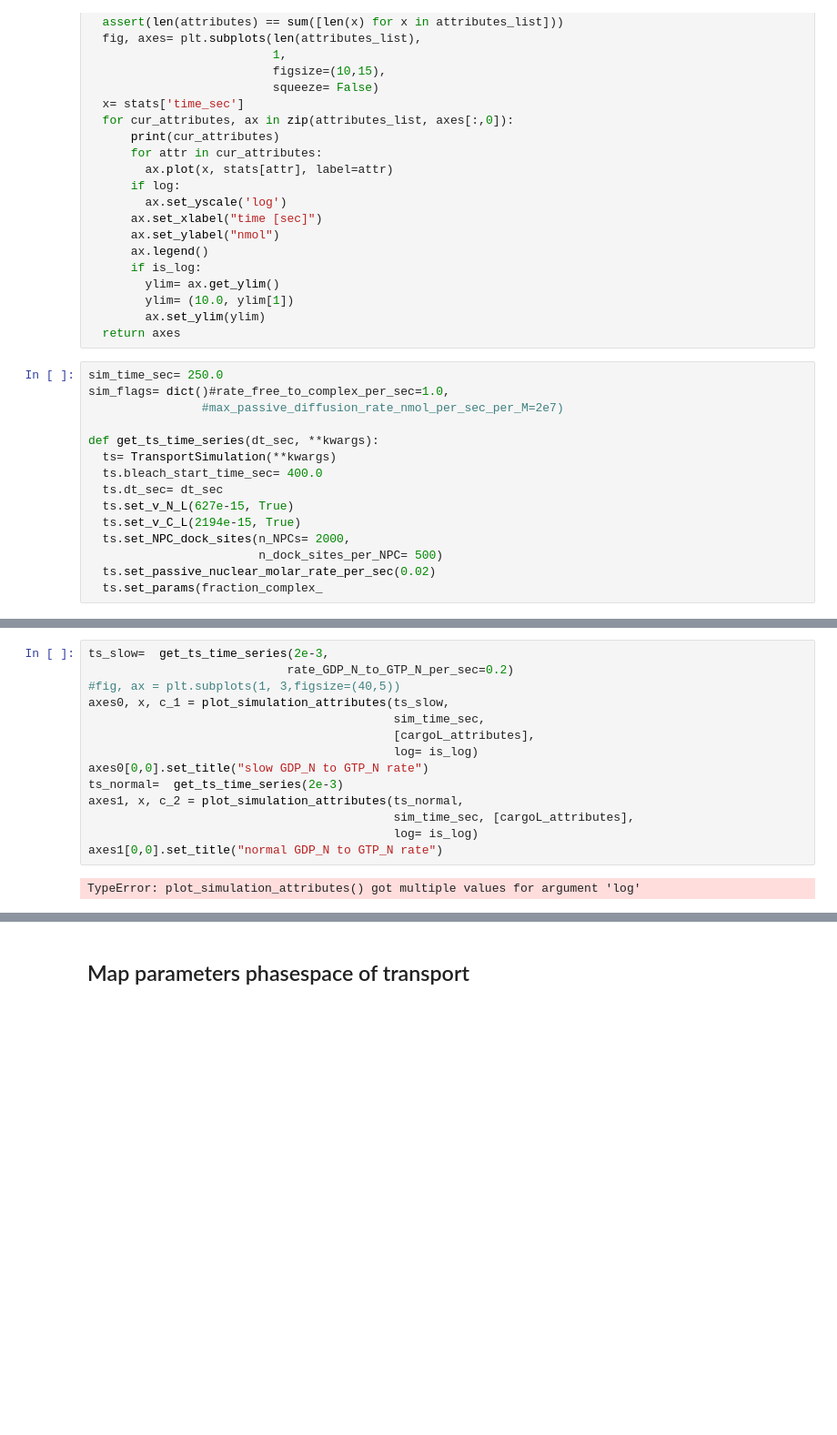
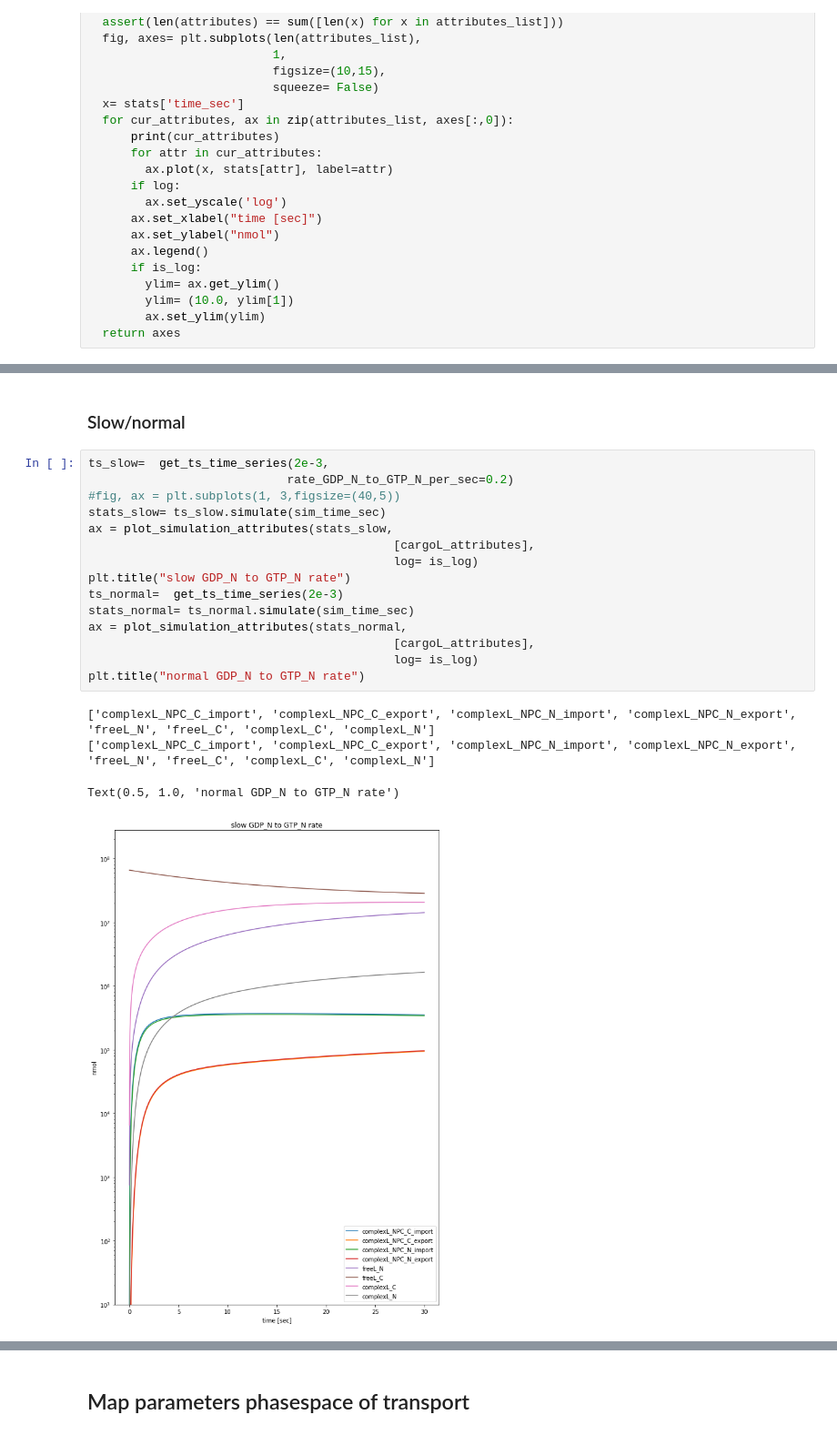
Before and after one commit to ravehlab/npctransport_kinetic, a Jupyter notebook: NPC_FLIP_simulations.ipynb, the cells around one changed output, grey strips where cells are left out. Shown at 91% size. Drawn from its saved outputs; the diff is of its cells as text; blank space fills up the shorter version.

```diff
--- a/NPC_FLIP_simulations.ipynb
+++ b/NPC_FLIP_simulations.ipynb
@@ -103,18 +106,3 @@ def plot_simulation_attributes(stats,
         ylim= (10.0, ylim[1])
         ax.set_ylim(ylim)
   return axes
-# %%
-sim_time_sec= 250.0
-sim_flags= dict()#rate_free_to_complex_per_sec=1.0,
-                #max_passive_diffusion_rate_nmol_per_sec_per_M=2e7)
-
-def get_ts_time_series(dt_sec, **kwargs):
-  ts= TransportSimulation(**kwargs)
-  ts.bleach_start_time_sec= 400.0
-  ts.dt_sec= dt_sec
-  ts.set_v_N_L(627e-15, True)
-  ts.set_v_C_L(2194e-15, True)
-  ts.set_NPC_dock_sites(n_NPCs= 2000,
-                        n_dock_sites_per_NPC= 500)
-  ts.set_passive_nuclear_molar_rate_per_sec(0.02)
-  ts.set_params(fraction_complex_
@@ -180,16 +247,22 @@ Text(0, 0.5, 'N:C')
+# %% [markdown]
+### Slow/normal
 # %%
 ts_slow=  get_ts_time_series(2e-3,
                             rate_GDP_N_to_GTP_N_per_sec=0.2)
 #fig, ax = plt.subplots(1, 3,figsize=(40,5))
-axes0, x, c_1 = plot_simulation_attributes(ts_slow,
-                                           sim_time_sec,
+stats_slow= ts_slow.simulate(sim_time_sec)
+ax = plot_simulation_attributes(stats_slow,
                                            [cargoL_attributes],
                                            log= is_log)
-axes0[0,0].set_title("slow GDP_N to GTP_N rate")
+plt.title("slow GDP_N to GTP_N rate")
 ts_normal=  get_ts_time_series(2e-3)
-axes1, x, c_2 = plot_simulation_attributes(ts_normal,
-                                           sim_time_sec, [cargoL_attributes],
+stats_normal= ts_normal.simulate(sim_time_sec)
+ax = plot_simulation_attributes(stats_normal,
+                                           [cargoL_attributes],
                                            log= is_log)
-axes1[0,0].set_title("normal GDP_N to GTP_N rate")
+plt.title("normal GDP_N to GTP_N rate")
 # %% [output]
-TypeError: plot_simulation_attributes() got multiple values for argument 'log'
+['complexL_NPC_C_import', 'complexL_NPC_C_export', 'complexL_NPC_N_import', 'complexL_NPC_N_export', 'freeL_N', 'freeL_C', 'complexL_C', 'complexL_N']
+['complexL_NPC_C_import', 'complexL_NPC_C_export', 'complexL_NPC_N_import', 'complexL_NPC_N_export', 'freeL_N', 'freeL_C', 'complexL_C', 'complexL_N']
+Text(0.5, 1.0, 'normal GDP_N to GTP_N rate')
+[figure, added]
```
Also changed, not shown: parts of 22 cells of this notebook, 1 other file.
